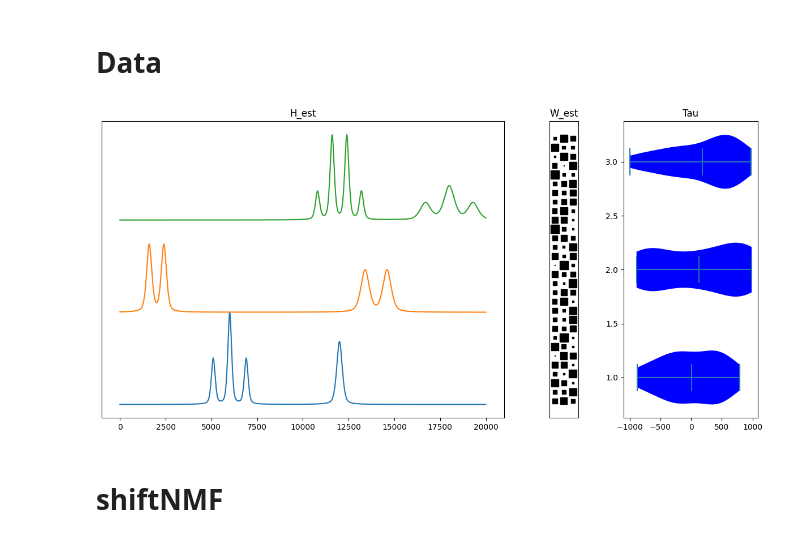
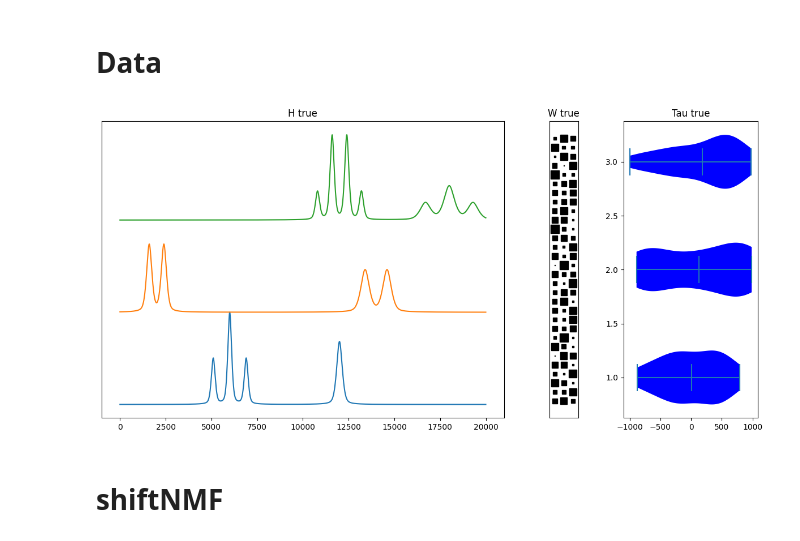
Before and after one commit to LucasEmcken/Bachelorprojekt, a Jupyter notebook: artificial_experiment.ipynb, the cells around one changed output. Drawn from its saved outputs; the diff is of its cells as text; code cells hidden in the pictures.

```diff
--- a/artificial_experiment.ipynb
+++ b/artificial_experiment.ipynb
@@ -25,30 +25,30 @@ import torch
 # %%
 # Create a gridspec object with 2 rows and 3 columns
 from helpers.plot import *
 gs = gridspec.GridSpec(1, 3, width_ratios=[3, 1, 1])
 
 fig = plt.figure(figsize=(12, 6))
 N, M = X_ART.shape
 
 # Plot H and H_est
 ax1 = plt.subplot(gs[0])
 plotSpaced(ax1, np.arange(H_ART.shape[1]), H_ART.T)
-ax1.set_title('H_est')
+ax1.set_title('H true')
 
 ax2 = plt.subplot(gs[1])
-ax2.set_title('W_est')
+ax2.set_title('W true')
 hinton(W_ART.T, ax=ax2)
 
 ax3 = plt.subplot(gs[2])
 violin_parts = ax3.violinplot(TAU_ART, showmeans=True, showmedians=False, vert=False)
-ax3.set_title('Tau')
+ax3.set_title('Tau true')
 change_violin_colors(violin_parts, color_list=['blue']*N)
 # change_violin_colors(violin_parts, [l.get_color() for l in ax3.get_children()[:3]])
 
 # Set tight layout
 plt.tight_layout()
 plt.show()
 # %% [output]
-[figure, old version]
+[figure, new version]
 # %% [markdown]
 # shiftNMF
```
Also changed, not shown: parts of 3 cells of this notebook.
